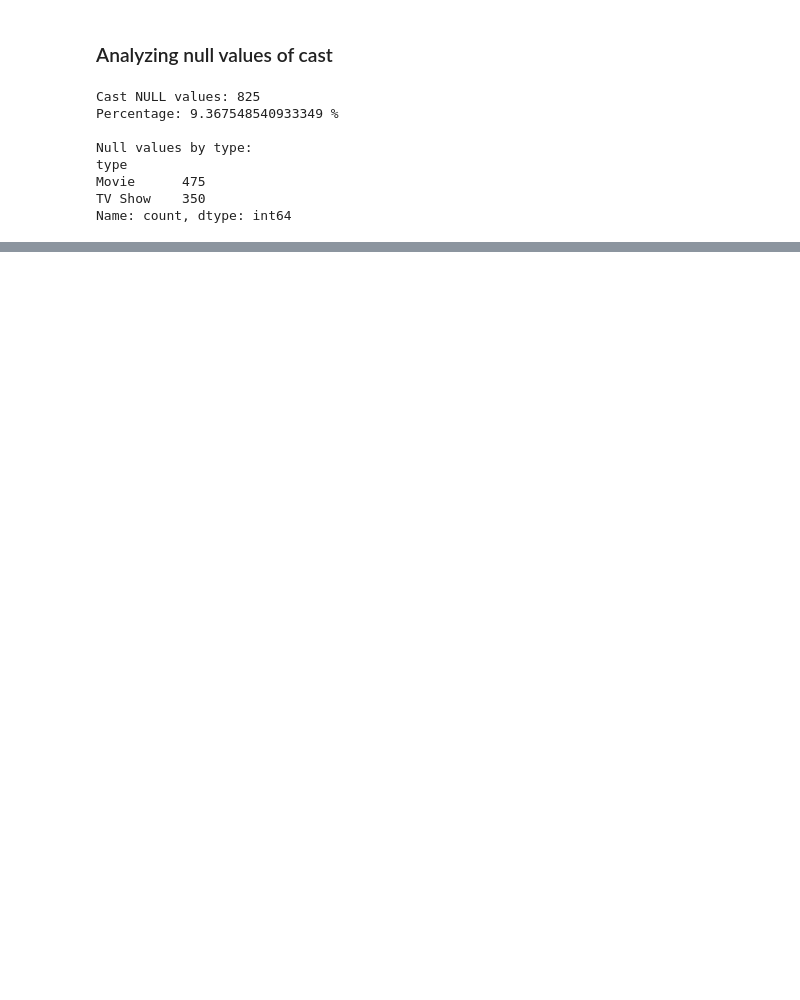
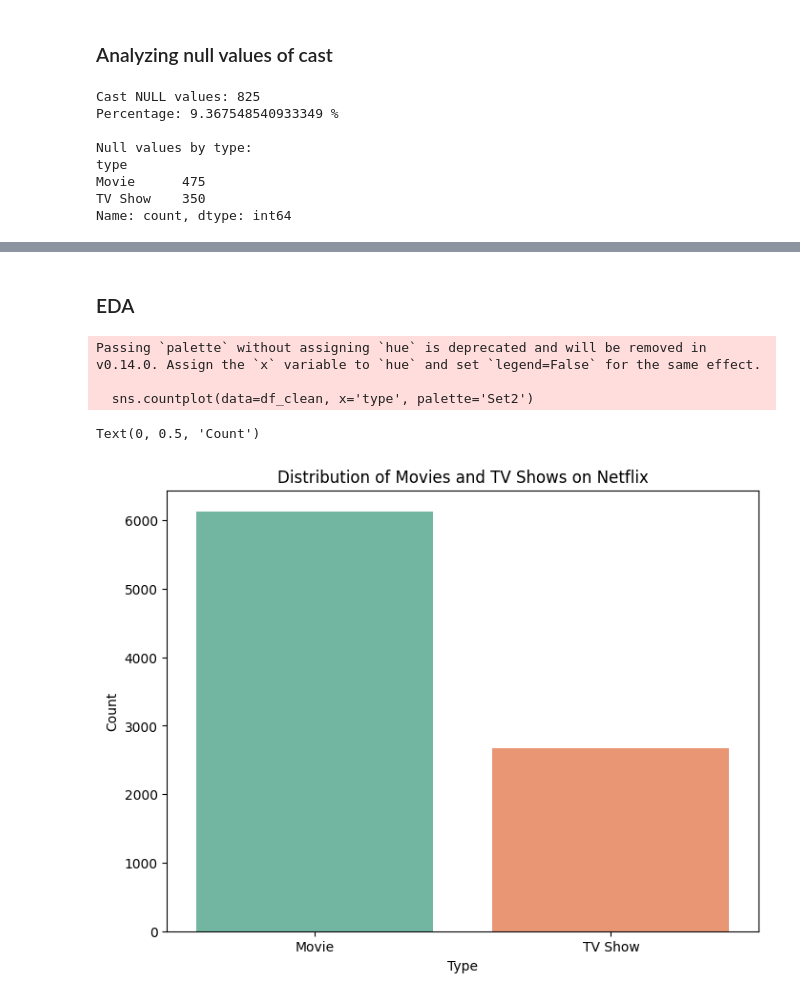
Before and after one commit to Sakshichopade31/21-days-data-analytics-challenge, a Jupyter notebook: Day-05-Netflix-Movie-Analysis/notebook/netflix_movies_analysis.ipynb, the cells around one changed output, grey strips where cells are left out. Drawn from its saved outputs; the diff is of its cells as text; code cells hidden in the pictures; blank space fills up the shorter version.

Commit message:
Complete Day 05 - Netflix Data Analysis

```diff
--- a/Day-05-Netflix-Movie-Analysis/notebook/netflix_movies_analysis.ipynb
+++ b/Day-05-Netflix-Movie-Analysis/notebook/netflix_movies_analysis.ipynb
@@ -265,0 +341,23 @@ Cleaned Data:
+# %%
+# Reload the original data and create a clean copy
+
+df = pd.read_csv('../dataset/netflix_titles.csv')
+df_clean = df.copy()
+
+# Fill missing values in selected columns
+df_clean['director'] = df_clean['director'].fillna('Unknown')
+df_clean['cast'] = df_clean['cast'].fillna('Unknown')
+df_clean['country'] = df_clean['country'].fillna('Unknown')
+df_clean['date_added'] = df_clean['date_added'].fillna('Unknown')
+df_clean['duration'] = df_clean['duration'].fillna('Unknown')
+
+# Drop rows where cast is still missing
+df_clean = df_clean.dropna(subset=['cast'])
+
+print("Original data shape:", df.shape)
+print("Cleaned data shape:", df_clean.shape)
+print("Rows removed:", df.shape[0] - df_clean.shape[0])
+print("\n" + "="*50)
+print("Cleaned Data:")
+print("="*50)
+df_clean.head(10)
@@ -265,0 +383,15 @@ Cleaned Data:
+# %% [markdown]
+###  EDA
+# %%
+# Movie vs TV Show Distribution
+plt.figure(figsize = (8, 6))
+sns.countplot(data=df_clean, x='type', palette='Set2')
+plt.title('Distribution of Movies and TV Shows on Netflix')
+plt.xlabel('Type')
+plt.ylabel('Count')
+# %% [output]
+Passing `palette` without assigning `hue` is deprecated and will be removed in v0.14.0. Assign the `x` variable to `hue` and set `legend=False` for the same effect.
+
+  sns.countplot(data=df_clean, x='type', palette='Set2')
+Text(0, 0.5, 'Count')
+[figure, added]
```
Also changed, not shown: parts of 22 cells of this notebook, 20 other files.
